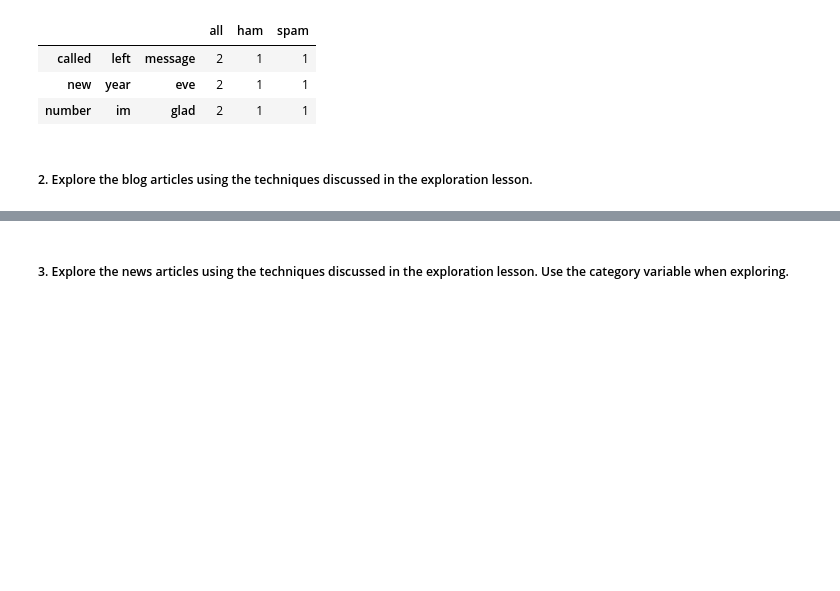
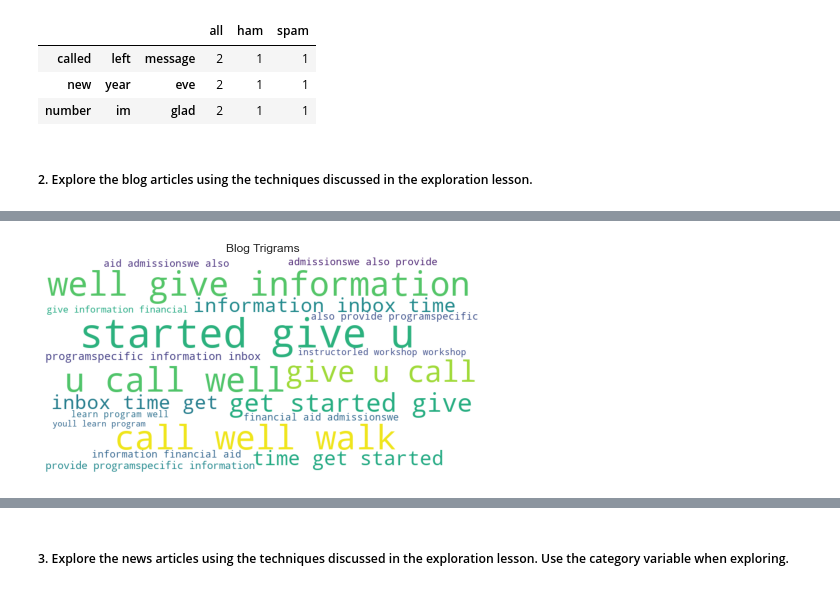
Before and after one commit to nadia-paz/natural-language-processing-exercises, a Jupyter notebook: explore.ipynb, the cells around one changed output, grey strips where cells are left out. Drawn from its saved outputs; the diff is of its cells as text; code cells hidden in the pictures; blank space fills up the shorter version.

```diff
--- a/explore.ipynb
+++ b/explore.ipynb
@@ -240,0 +359,16 @@ trigram_counts[(trigram_counts.ham == 1) & (trigram_counts.spam == 1)]
+# %%
+blog_trigrams = pd.Series(nltk.ngrams(blog_words, 3))
+# frequencies
+blog_freq3 = blog_trigrams.value_counts()
+# top_20
+top_20_blog_trigrams = blog_freq3.head(20)
+# %%
+data = {k[0] + ' ' + k[1] + ' ' + k[2]: v for k, v in top_20_blog_trigrams.to_dict().items()}
+img = WordCloud(background_color='white', width=800, height=400).generate_from_frequencies(data)
+plt.figure(figsize=(8, 4))
+plt.imshow(img)
+plt.axis('off')
+plt.title('Blog Trigrams')
+plt.show()
+# %% [output]
+[figure, added]
```
Also changed, not shown: parts of 32 cells of this notebook.
